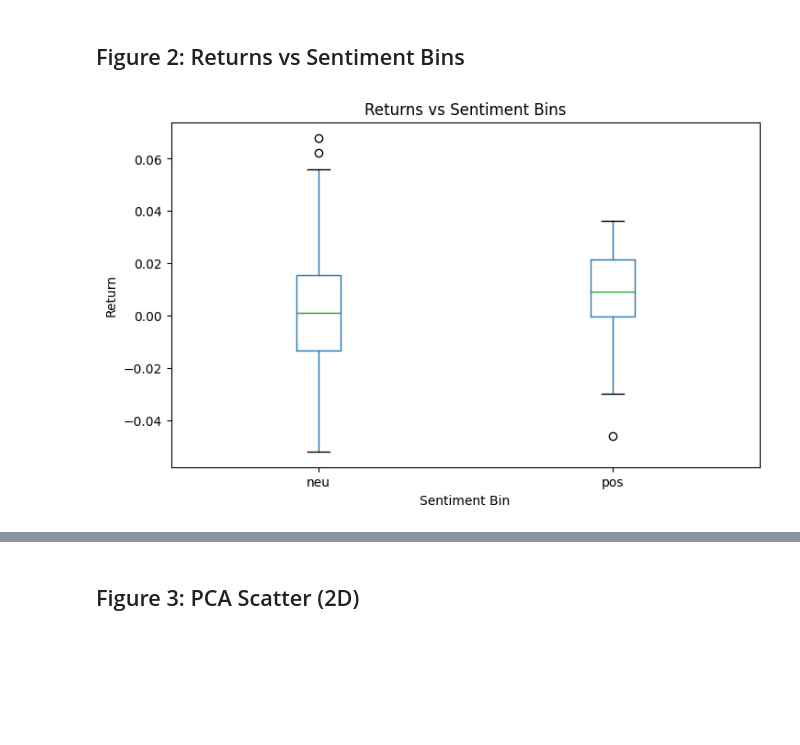
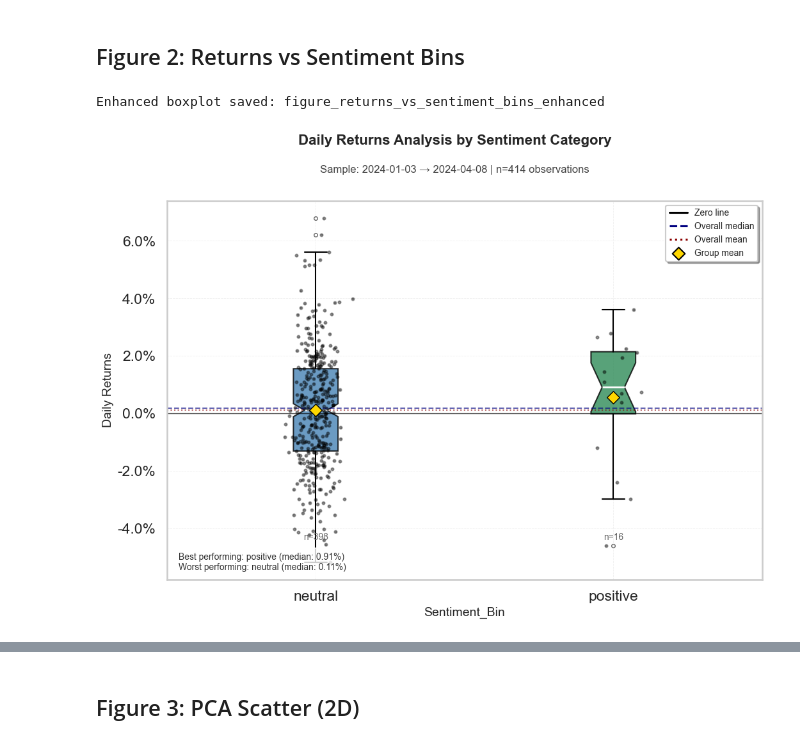
Before and after one commit to chrisdefazio/mixed-methods-market-analysis, a Jupyter notebook: notebooks/04_report_figures.ipynb, the cells around one changed output, grey strips where cells are left out. Cells and saved outputs as stored; diff of their text form; code cells hidden in the pictures; blank space fills up the shorter version.

Commit message:
Add final_report.md; update notebooks and enhanced figures; doc tweaks

```diff
--- a/notebooks/04_report_figures.ipynb
+++ b/notebooks/04_report_figures.ipynb
@@ -70,8 +42,8 @@ if not df.empty and "sentiment_score" in df.columns:
         if x <= -0.2:
             return "neg"
         if x >= 0.2:
-            return "pos"
-        return "neu"
+            return "positive"
+        return "neutral"
     df["sentiment_bin"] = df["sentiment_score"].apply(_bin)
 # %% [markdown]
 ## Figure 1: Boxplot of Returns by Sector
@@ -94,14 +276,17 @@ if not df.empty:
 # %% [markdown]
 ## Figure 2: Returns vs Sentiment Bins
-# %%
-# Generate and save figure 2
-if not df.empty and "sentiment_bin" in df.columns:
-    fig2, ax2 = plt.subplots(figsize=(8, 5))
-    df.boxplot(column="return", by="sentiment_bin", ax=ax2, grid=False)
-    ax2.set_title("Returns vs Sentiment Bins")
-    ax2.set_xlabel("Sentiment Bin")
-    ax2.set_ylabel("Return")
-    plt.suptitle("")
-    savefig(PROJECT_ROOT / "reports/figures/figure_returns_vs_sentiment_bins.png", fig=fig2, dpi=150)
-# %% [output]
-[figure, removed]
+# %%
+# Generate enhanced figure 2
+if not df.empty and "sentiment_bin" in df.columns:
+    create_enhanced_boxplot(
+        df,
+        value_col="return",
+        group_col="sentiment_bin",
+        title="Daily Returns Analysis by Sentiment Category",
+        filename="figure_returns_vs_sentiment_bins_enhanced"
+    )
+else:
+    print("No sentiment bin data available for enhanced boxplot")
+# %% [output]
+Enhanced boxplot saved: figure_returns_vs_sentiment_bins_enhanced
+[figure, added]
```
Also changed, not shown: parts of 12 cells of this notebook, 25 other files.
